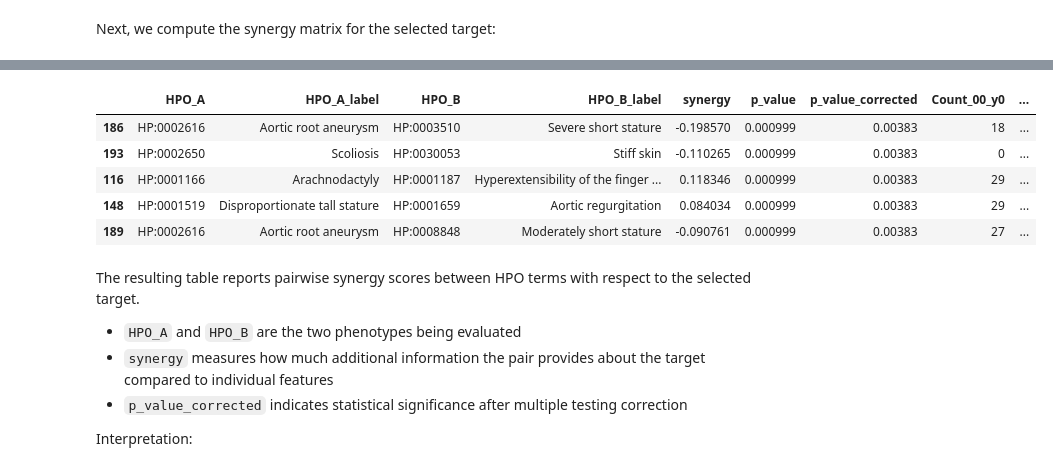
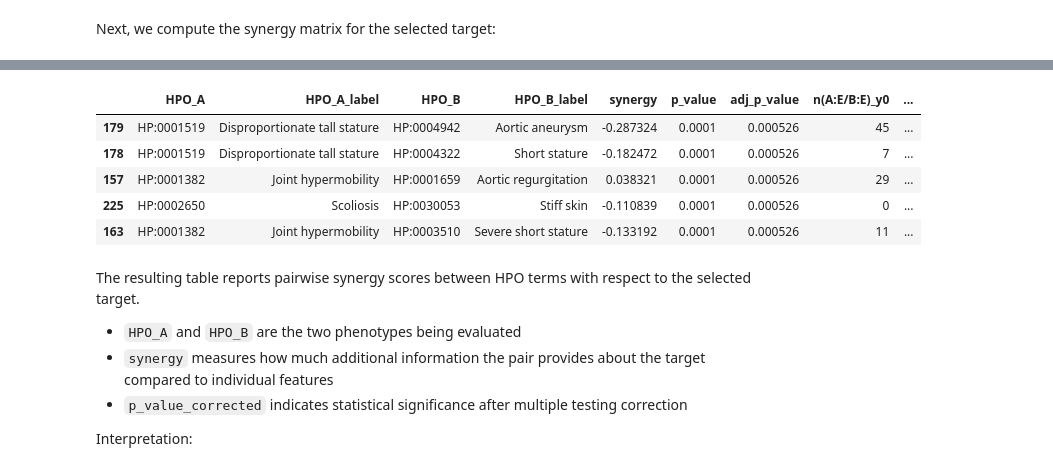
Before and after one commit to P2GX/phenosign, a Jupyter notebook: docs/source/tutorial.ipynb, the cells around one changed output, grey strips where cells are left out. Cells and saved outputs as stored; diff of their text form; code cells hidden in the pictures.

```diff
--- a/docs/source/tutorial.ipynb
+++ b/docs/source/tutorial.ipynb
@@ -16,9 +16,12 @@ We recommend running this tutorial in a **Jupyter notebook** for interactive exp
 
 We start by loading phenopackets for the **FBN1** cohort:
 # %%
-from ppkt2synergy import load_phenopackets_by_cohort
-
-phenopackets = load_phenopackets_by_cohort("FBN1")
+from ppktstore.registry import configure_phenopacket_registry
+registry = configure_phenopacket_registry()
+with registry.open_phenopacket_store() as ps:
+        phenopackets = [
+            p for p in ps.iter_cohort_phenopackets("FBN1")
+        ]
 
 print(f"Loaded {len(phenopackets)} phenopackets")
 # %% [output]
@@ -205,14 +208,14 @@ synergy_results.head()
 from ppkt2synergy import has_disease
 condition_disease = dataset.get_condition(has_disease("OMIM:154700"), name="disease:Marfan syndrome")
 # %%
-synergy_results_disease = synergy_analyzer.compute_synergy_matrix(
+results_disease = synergy_analyzer.compute_synergy_matrix(
     condition=condition_disease
 )
-synergy_results_disease.head()
+results_disease.results_table.head()
 # %% [output]
-|  | HPO_A | HPO_A_label | HPO_B | HPO_B_label | synergy | p_value | p_value_corrected | Count_00_y0 | ... |
-| 186 | HP:0002616 | Aortic root aneurysm | HP:0003510 | Severe short stature | -0.198570 | 0.000999 | 0.00383 | 18 | ... |
-| 193 | HP:0002650 | Scoliosis | HP:0030053 | Stiff skin | -0.110265 | 0.000999 | 0.00383 | 0 | ... |
-| 116 | HP:0001166 | Arachnodactyly | HP:0001187 | Hyperextensibility of the finger ... | 0.118346 | 0.000999 | 0.00383 | 29 | ... |
-| 148 | HP:0001519 | Disproportionate tall stature | HP:0001659 | Aortic regurgitation | 0.084034 | 0.000999 | 0.00383 | 29 | ... |
-| 189 | HP:0002616 | Aortic root aneurysm | HP:0008848 | Moderately short stature | -0.090761 | 0.000999 | 0.00383 | 27 | ... |
+|  | HPO_A | HPO_A_label | HPO_B | HPO_B_label | synergy | p_value | adj_p_value | n(A:E/B:E)_y0 | ... |
+| 179 | HP:0001519 | Disproportionate tall stature | HP:0004942 | Aortic aneurysm | -0.287324 | 0.0001 | 0.000526 | 45 | ... |
+| 178 | HP:0001519 | Disproportionate tall stature | HP:0004322 | Short stature | -0.182472 | 0.0001 | 0.000526 | 7 | ... |
+| 157 | HP:0001382 | Joint hypermobility | HP:0001659 | Aortic regurgitation | 0.038321 | 0.0001 | 0.000526 | 29 | ... |
+| 225 | HP:0002650 | Scoliosis | HP:0030053 | Stiff skin | -0.110839 | 0.0001 | 0.000526 | 0 | ... |
+| 163 | HP:0001382 | Joint hypermobility | HP:0003510 | Severe short stature | -0.133192 | 0.0001 | 0.000526 | 11 | ... |
```
Also changed, not shown: parts of 9 cells of this notebook, 31 other files.
